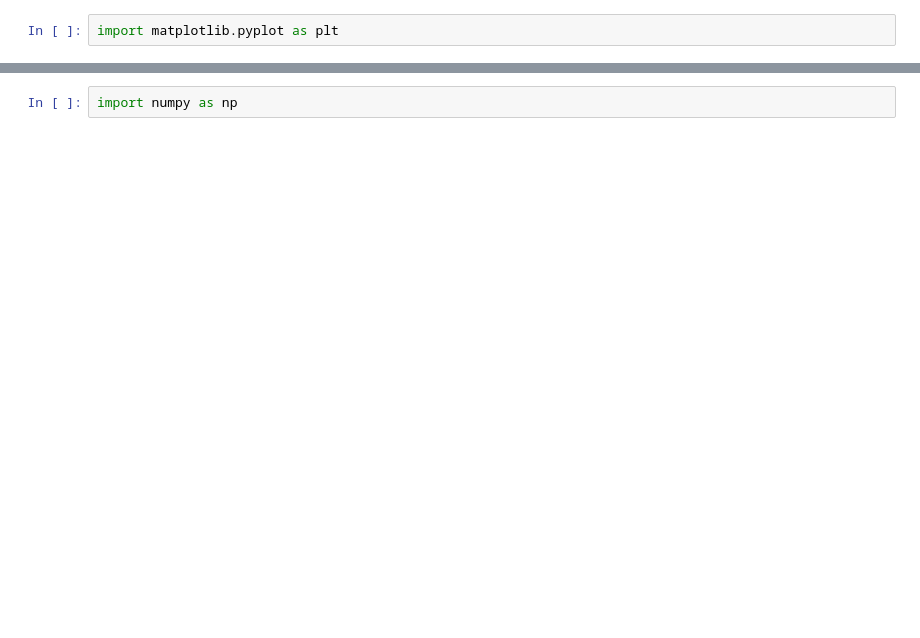
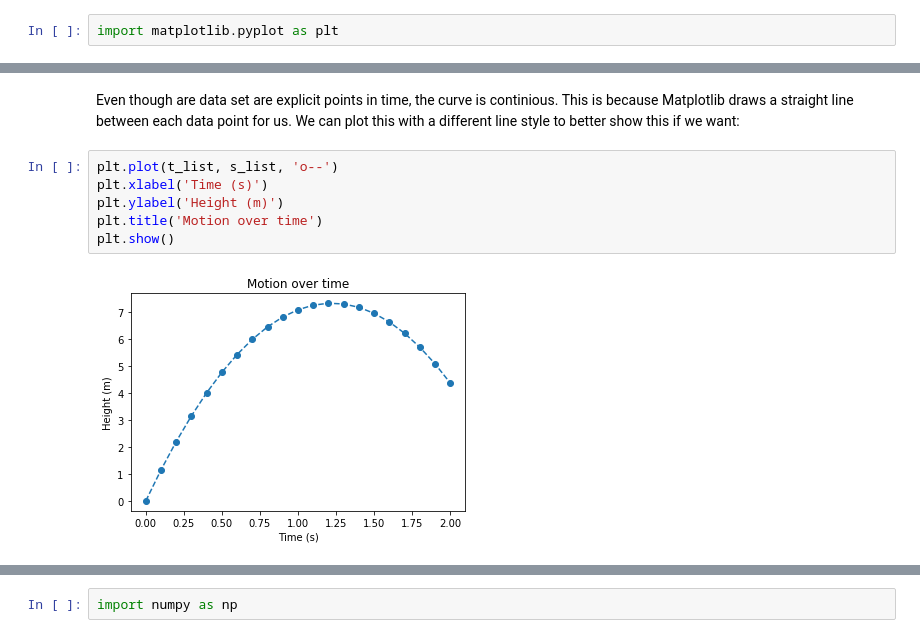
Before and after one commit to jvbrink/sintef, a Jupyter notebook: Intro_to_Python.ipynb, the cells around one changed output, grey strips where cells are left out. Saved outputs shown, nothing was run; the diff lists cells and outputs as text; blank space fills up the shorter version.

```diff
--- a/Intro_to_Python.ipynb
+++ b/Intro_to_Python.ipynb
@@ -745,0 +853,10 @@ This curve is not all that exciting, as it is nearly just a straight line. Let u
+# %% [markdown]
+Even though are data set are explicit points in time, the curve is continious. This is because Matplotlib draws a straight line between each data point for us. We can plot this with a different line style to better show this if we want:
+# %%
+plt.plot(t_list, s_list, 'o--')
+plt.xlabel('Time (s)')
+plt.ylabel('Height (m)')
+plt.title('Motion over time')
+plt.show()
+# %% [output]
+[figure, added]
```
Also changed, not shown: parts of 117 cells of this notebook.
